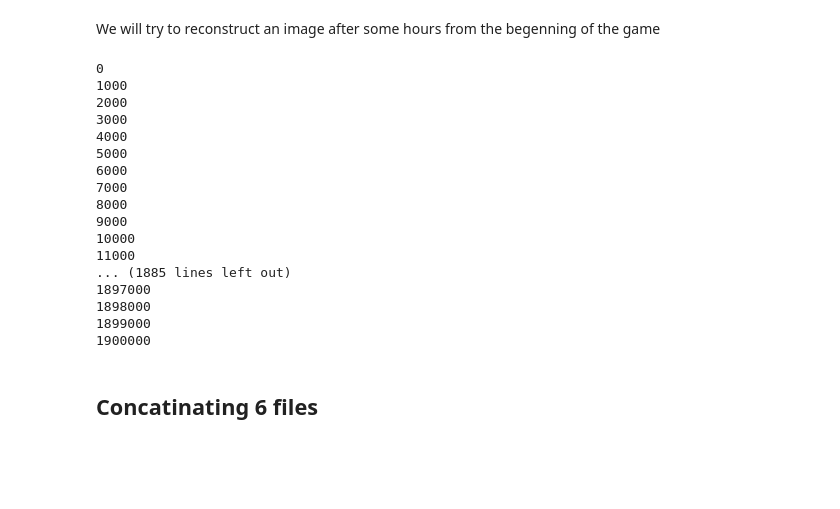
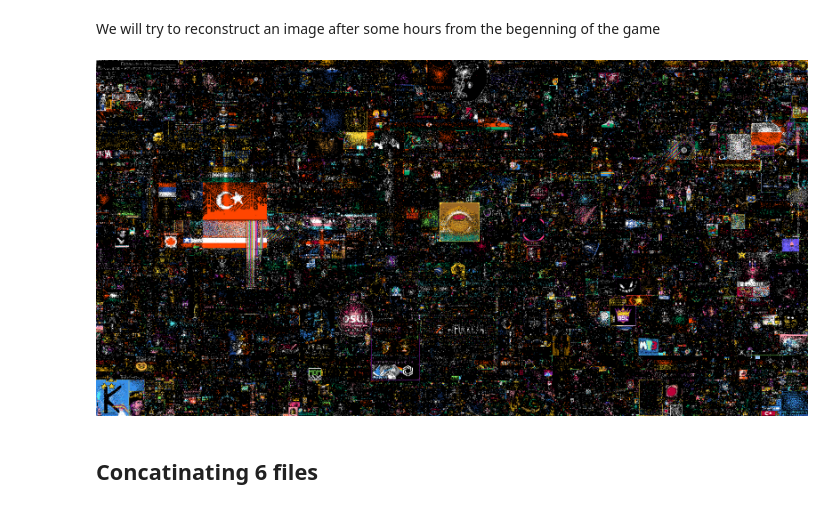
Before and after one commit to Alabouchsalaheddine/PixelWar, a Jupyter notebook: PixelWar.ipynb, the cells around one changed output. Drawn from its saved outputs; the diff is of its cells as text; code cells hidden in the pictures; blank space fills up the shorter version.

Commit message:
Add files via upload
Displaying photos

```diff
--- a/PixelWar.ipynb
+++ b/PixelWar.ipynb
@@ -31,39 +31,19 @@ The game environment was a 2000x2000 pixels image
 We will try to reconstruct an image after some hours from the begenning of the game
 # %%
 img = Image.new('RGB', (2000, 1000))
-i = 0
 for ind in df.index:
     color = df['pixel_color'][ind]
     coordinate = df['coordinate'][ind]
     x = int(coordinate.split(",")[0])
     y = int(coordinate.split(",")[1])
     #print(x,y)
     rgbColor = ImageColor.getcolor(color, "RGB")
     #print(rgbColor)
     img.putpixel((x,y), rgbColor)
-    if(i%1000 ==  0):
-        print(i)
-
-    i += 1
 img.save('image1.png')
+display(img)
 # %% [output]
-0
-1000
-2000
-3000
-4000
-5000
-6000
-7000
-8000
-9000
-10000
-11000
-... (1885 lines left out)
-1897000
-1898000
-1899000
-1900000
+[figure, added]
 # %% [markdown]
 ## Concatinating 6 files
 # %% [markdown]
```
Also changed, not shown: parts of 1 cell of this notebook.
